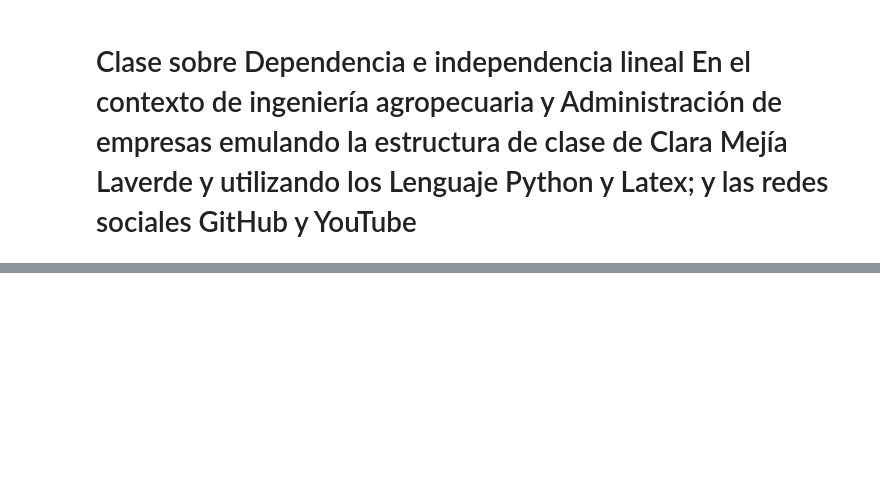
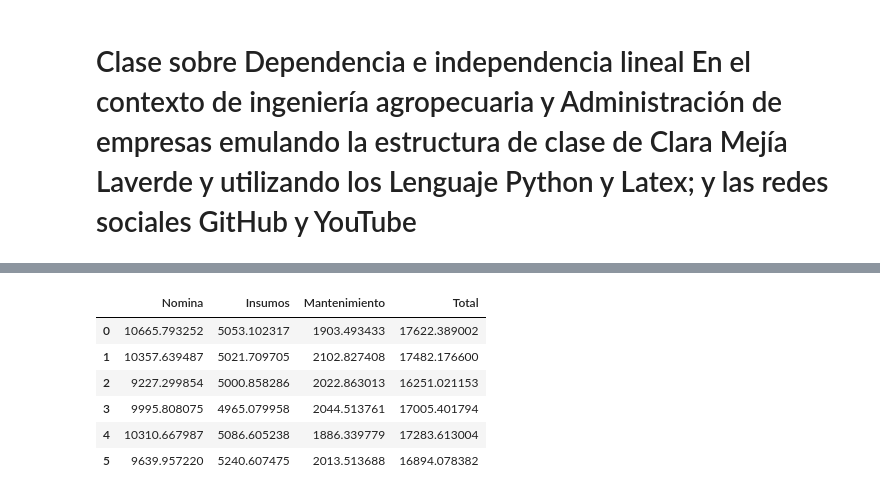
Before and after one commit to marco-canas/linear_algebra, a Jupyter notebook: 3_clases_segun_clara_mejia_laverde/1_cap/4_modulo/4_modulo.ipynb, the cells around one changed output, grey strips where cells are left out. Drawn from its saved outputs; the diff is of its cells as text; code cells hidden in the pictures; blank space fills up the shorter version.

```diff
--- a/3_clases_segun_clara_mejia_laverde/1_cap/4_modulo/4_modulo.ipynb
+++ b/3_clases_segun_clara_mejia_laverde/1_cap/4_modulo/4_modulo.ipynb
@@ -2471,0 +3236,20 @@ Hemos cubierto todo el ciclo de vida del dato desde la perspectiva del álgebra.
+# %%
+np.random.seed(10)
+nomina = np.random.normal(10000, 500, 6)
+insumos = np.random.normal(5000, 200, 6)
+mantenimiento = np.random.normal(2000, 100, 6)
+total = nomina + insumos + mantenimiento
+
+df_gastos = pd.DataFrame({
+    'Nomina': nomina, 'Insumos': insumos,
+    'Mantenimiento': mantenimiento, 'Total': total
+})
+df_gastos
+# %% [output]
+|  | Nomina | Insumos | Mantenimiento | Total |
+| 0 | 10665.793252 | 5053.102317 | 1903.493433 | 17622.389002 |
+| 1 | 10357.639487 | 5021.709705 | 2102.827408 | 17482.176600 |
+| 2 | 9227.299854 | 5000.858286 | 2022.863013 | 16251.021153 |
+| 3 | 9995.808075 | 4965.079958 | 2044.513761 | 17005.401794 |
+| 4 | 10310.667987 | 5086.605238 | 1886.339779 | 17283.613004 |
+| 5 | 9639.957220 | 5240.607475 | 2013.513688 | 16894.078382 |
```
Also changed, not shown: parts of 75 cells of this notebook, 5 other files.
